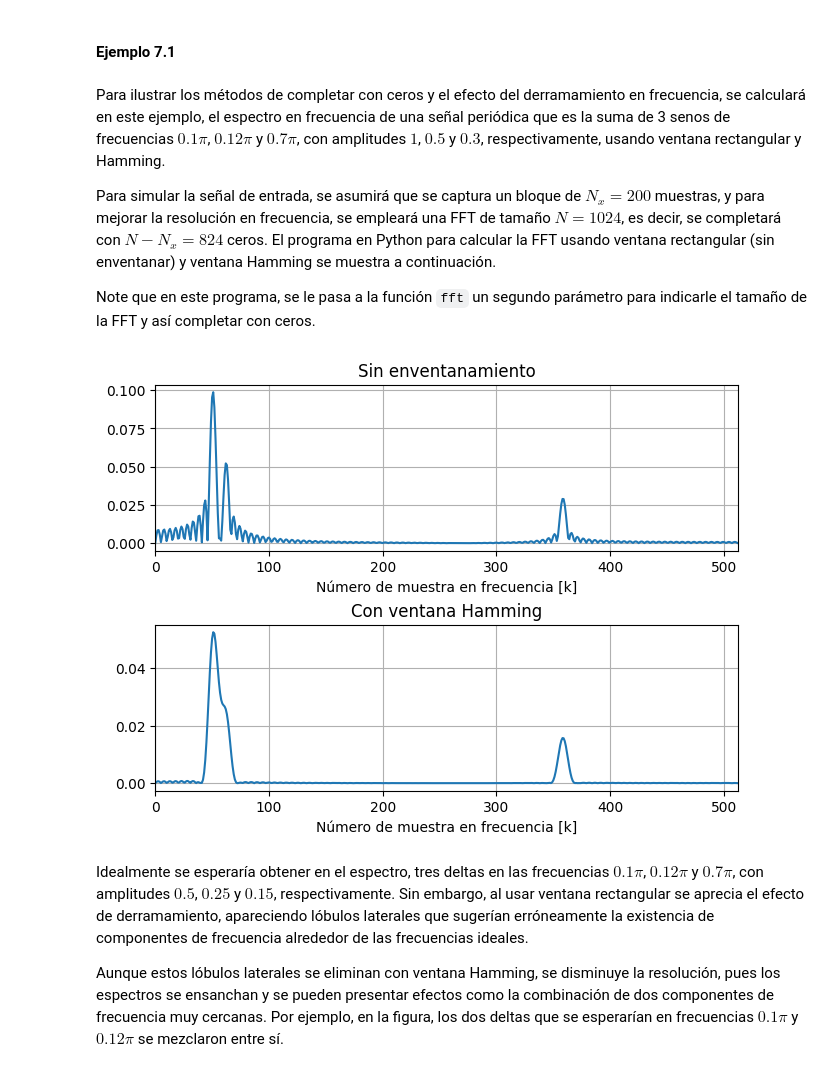
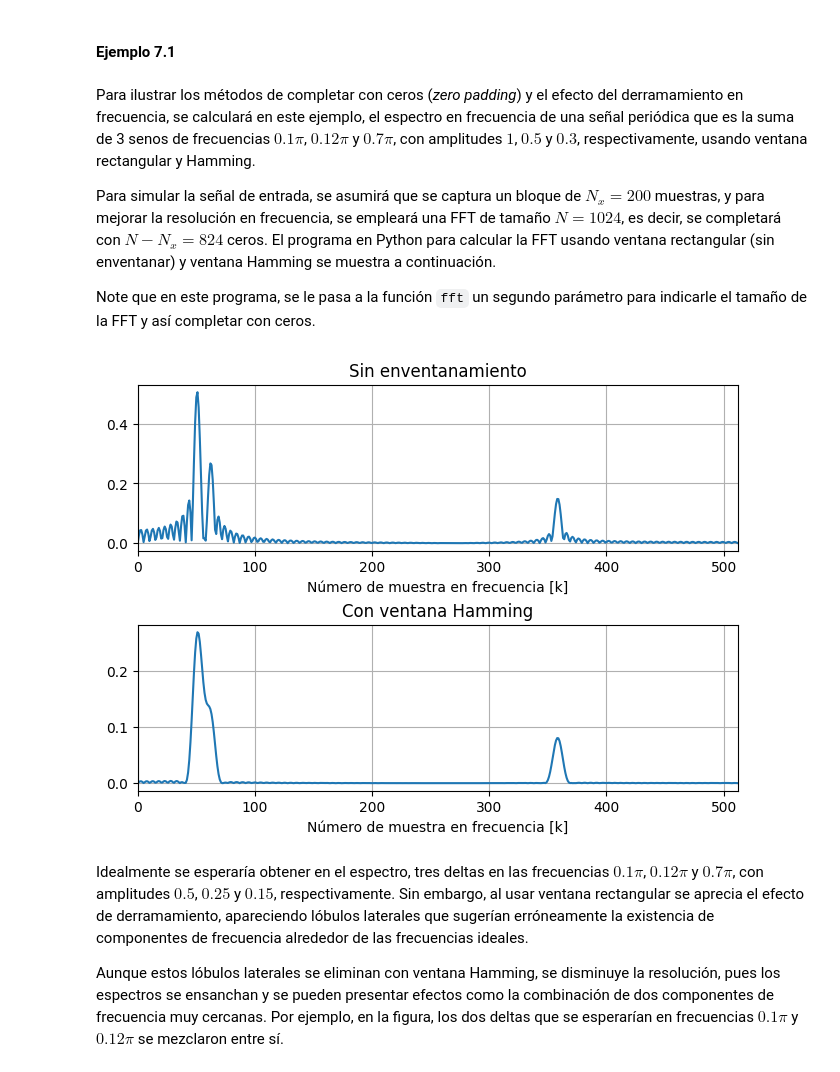
Before and after one commit to jimarinh/PyDSPBook_es, a Jupyter notebook: Seccion_4_Transformadas/cap7_fft_intro.ipynb, the cells around one changed output. Drawn from its saved outputs; the diff is of its cells as text; code cells hidden in the pictures.

```diff
--- a/Seccion_4_Transformadas/cap7_fft_intro.ipynb
+++ b/Seccion_4_Transformadas/cap7_fft_intro.ipynb
@@ -286,7 +288,7 @@ Ahora, si el análisis espectral se realiza a una señal que se captura por bloq
 # %% [markdown]
 #### Ejemplo 7.1
 # %% [markdown]
-Para ilustrar los métodos de completar con ceros y el efecto del derramamiento en frecuencia, se calculará en este ejemplo, el espectro en frecuencia de una señal periódica que es la suma de 3 senos de frecuencias $0.1\pi$, $0.12\pi$ y $0.7\pi$, con amplitudes $1$, $0.5$ y $0.3$, respectivamente, usando ventana rectangular y Hamming.
+Para ilustrar los métodos de completar con ceros (_zero padding_) y el efecto del derramamiento en frecuencia, se calculará en este ejemplo, el espectro en frecuencia de una señal periódica que es la suma de 3 senos de frecuencias $0.1\pi$, $0.12\pi$ y $0.7\pi$, con amplitudes $1$, $0.5$ y $0.3$, respectivamente, usando ventana rectangular y Hamming.
 
 Para simular la señal de entrada, se asumirá que se captura un bloque de $N_{x}=200$ muestras, y para mejorar la resolución en frecuencia, se empleará una FFT de tamaño $N=1024$, es decir, se completará con $N-N_{x}=824$ ceros. El programa en Python para calcular la FFT usando ventana rectangular (sin enventanar) y ventana Hamming se muestra a continuación.
 
@@ -298,36 +300,36 @@ import numpy as np
 import matplotlib.pyplot as plt
 import scipy.signal as sig
 from scipy.fft import fft
 
 #Crea la señal de entrada
 Nx = 200
 n = np.arange(0,Nx)
 x = np.sin( n*0.1*np.pi ) + 0.5*np.sin( n*0.12*np.pi ) + 0.3*np.sin( n*0.7*np.pi )
 
 #Calcula la FFT de x (Sin enventanamiento - Completando con ceros)
 N = 1024
-Xk_rect = fft(x, N)/N
+Xk_rect = fft(x, N) / Nx
 
 #Calcula la FFT de x (Con enventanamiento - Completando con ceros)
-Xk_hamming = fft(x * np.hamming(len(x)), N)/N
+Xk_hamming = fft(x * np.hamming(len(x)), N) / Nx
 
 #Grafica los espectros calculados
 fig, axs = plt.subplots(2,1,layout='constrained')
 
 axs[0].plot(np.abs(Xk_rect))
 axs[0].set_title('Sin enventanamiento')
 axs[0].set_xlabel('Número de muestra en frecuencia [k]')
 axs[0].set(xlim=(0,N/2))
 axs[0].grid()
 
 axs[1].plot(np.abs(Xk_hamming))
 axs[1].set_title('Con ventana Hamming')
 axs[1].set_xlabel('Número de muestra en frecuencia [k]')
 axs[1].set(xlim=(0,N/2))
 axs[1].grid()
 plt.show()
 # %% [output]
-[figure, old version]
+[figure, new version]
 # %% [markdown]
 Idealmente se esperaría obtener en el espectro, tres deltas en las frecuencias $0.1\pi$, $0.12\pi$ y $0.7\pi$, con amplitudes $0.5$, $0.25$ y $0.15$, respectivamente. Sin embargo, al usar ventana rectangular se aprecia el efecto de derramamiento, apareciendo lóbulos laterales que sugerían erróneamente la existencia de componentes de frecuencia alrededor de las frecuencias ideales.
 
```
Also changed, not shown: parts of 18 cells of this notebook, 24 other files.
